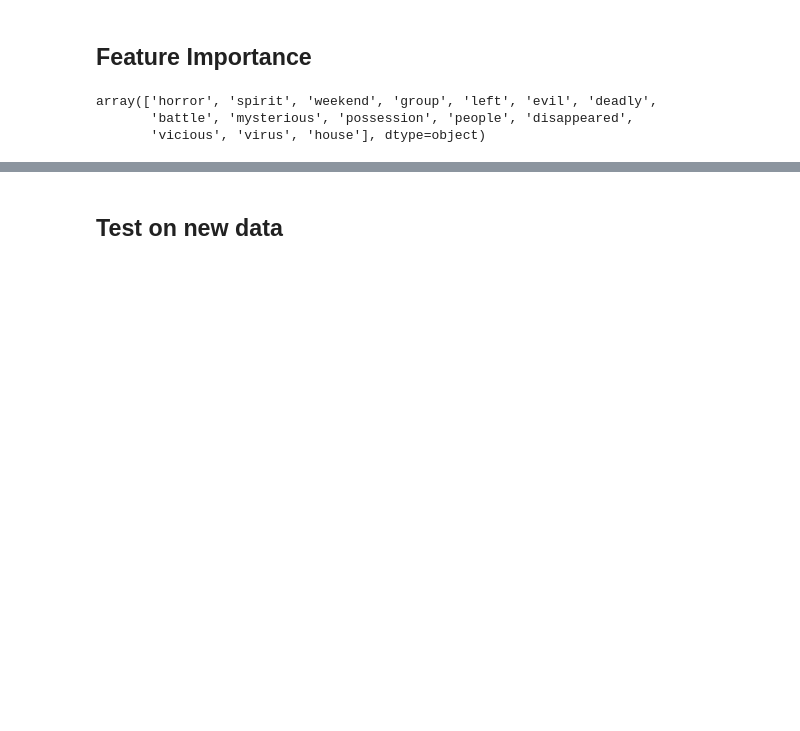
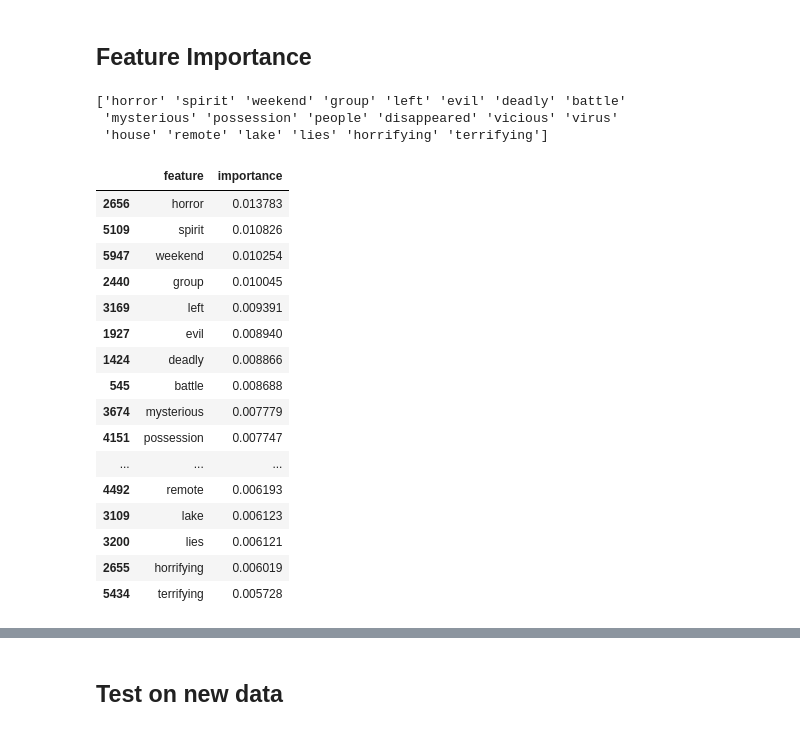
Before and after one commit to austinlasseter/tmdb-rf-classifier, a Jupyter notebook: analysis/random_forest_classifier.ipynb, the cells around one changed output, grey strips where cells are left out. Drawn from its saved outputs; the diff is of its cells as text; code cells hidden in the pictures; blank space fills up the shorter version.

```diff
--- a/analysis/random_forest_classifier.ipynb
+++ b/analysis/random_forest_classifier.ipynb
@@ -289,12 +289,30 @@ fi = pd.DataFrame({
 fi.sort_values('importance', ascending=False, inplace=True)
 # %%
 # Features most associated with target
-top15=pd.DataFrame(fi.sort_values('importance', ascending=False).head(15))
-top15['feature'].values
+top20=pd.DataFrame(fi.sort_values('importance', ascending=False).head(20))
+print(top20['feature'].values)
+top20
 # %% [output]
-array(['horror', 'spirit', 'weekend', 'group', 'left', 'evil', 'deadly',
-       'battle', 'mysterious', 'possession', 'people', 'disappeared',
-       'vicious', 'virus', 'house'], dtype=object)
+['horror' 'spirit' 'weekend' 'group' 'left' 'evil' 'deadly' 'battle'
+ 'mysterious' 'possession' 'people' 'disappeared' 'vicious' 'virus'
+ 'house' 'remote' 'lake' 'lies' 'horrifying' 'terrifying']
+|  | feature | importance |
+| 2656 | horror | 0.013783 |
+| 5109 | spirit | 0.010826 |
+| 5947 | weekend | 0.010254 |
+| 2440 | group | 0.010045 |
+| 3169 | left | 0.009391 |
+| 1927 | evil | 0.008940 |
+| 1424 | deadly | 0.008866 |
+| 545 | battle | 0.008688 |
+| 3674 | mysterious | 0.007779 |
+| 4151 | possession | 0.007747 |
+| ... | ... | ... |
+| 4492 | remote | 0.006193 |
+| 3109 | lake | 0.006123 |
+| 3200 | lies | 0.006121 |
+| 2655 | horrifying | 0.006019 |
+| 5434 | terrifying | 0.005728 |
 # %%
 import seaborn as sns
 import matplotlib.pyplot as plt
```
Also changed, not shown: parts of 6 cells of this notebook, 4 other files.
